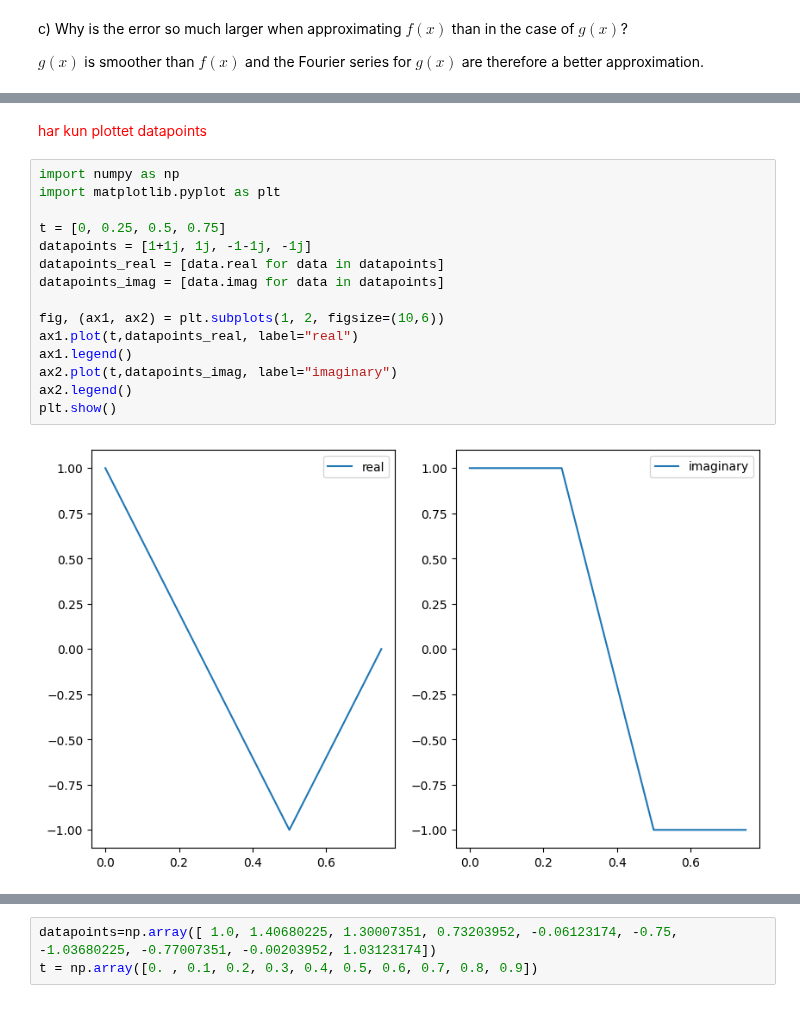
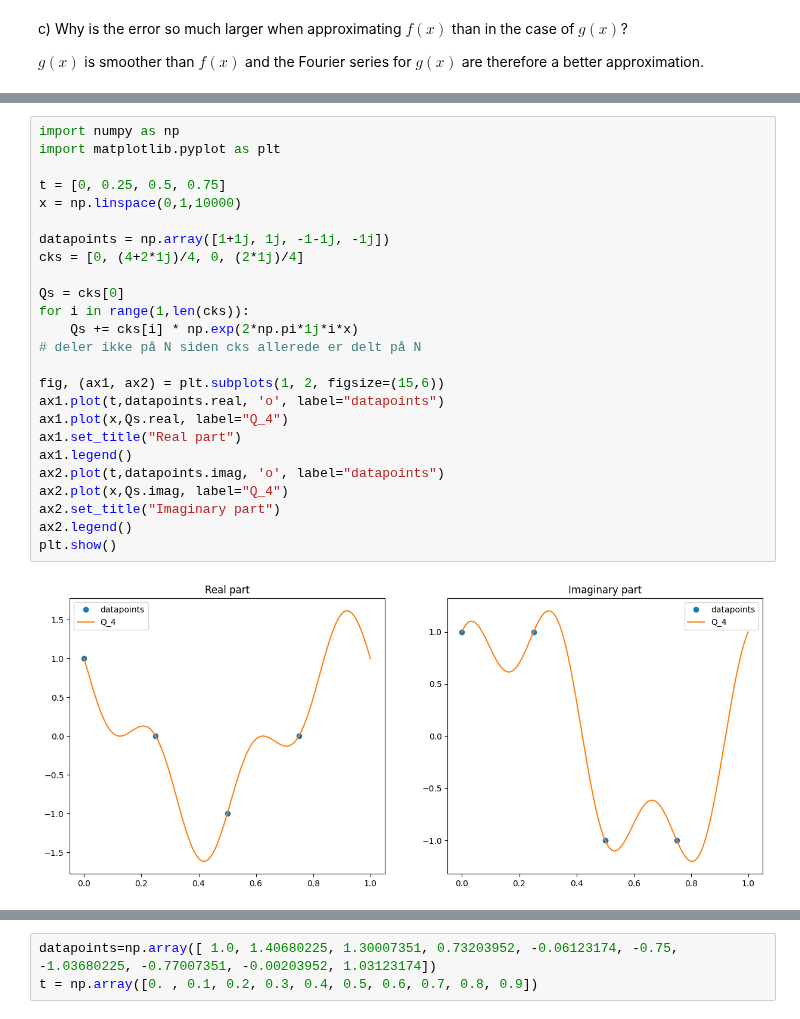
Before and after one commit to solniva/TMA4320_ScientificComputationNotes, a Jupyter notebook: chapter_fourier/FourierExercises.ipynb, the cells around one changed output, grey strips where cells are left out. Drawn from its saved outputs; the diff is of its cells as text.

```diff
--- a/chapter_fourier/FourierExercises.ipynb
+++ b/chapter_fourier/FourierExercises.ipynb
@@ -73,21 +90,29 @@ a) Use DFT (by hand) to find the coefficients $c_k$ for the trigonometric polyno
 
 b) Plot (using Python) the real and imaginary parts of corresponding interpolation polynomial $Q_k(t) = \frac{1}{n} \sum^{n-1}_{k=0} c_k e^{2\pi i k t} $, together with the datapoints.
-# %% [markdown]
-<font color=red> har kun plottet datapoints </font>
 # %%
 import numpy as np
 import matplotlib.pyplot as plt
 
 t = [0, 0.25, 0.5, 0.75]
-datapoints = [1+1j, 1j, -1-1j, -1j]
-datapoints_real = [data.real for data in datapoints]
-datapoints_imag = [data.imag for data in datapoints]
+x = np.linspace(0,1,10000)
 
-fig, (ax1, ax2) = plt.subplots(1, 2, figsize=(10,6))
-ax1.plot(t,datapoints_real, label="real")
+datapoints = np.array([1+1j, 1j, -1-1j, -1j])
+cks = [0, (4+2*1j)/4, 0, (2*1j)/4]
+
+Qs = cks[0]
+for i in range(1,len(cks)):
+    Qs += cks[i] * np.exp(2*np.pi*1j*i*x)
+# deler ikke på N siden cks allerede er delt på N
+
+fig, (ax1, ax2) = plt.subplots(1, 2, figsize=(15,6))
+ax1.plot(t,datapoints.real, 'o', label="datapoints")
+ax1.plot(x,Qs.real, label="Q_4")
+ax1.set_title("Real part")
 ax1.legend()
-ax2.plot(t,datapoints_imag, label="imaginary")
+ax2.plot(t,datapoints.imag, 'o', label="datapoints")
+ax2.plot(x,Qs.imag, label="Q_4")
+ax2.set_title("Imaginary part")
 ax2.legend()
 plt.show()
 # %% [output]
-[figure, old version]
+[figure, new version]
```
Also changed, not shown: parts of 12 cells of this notebook.
